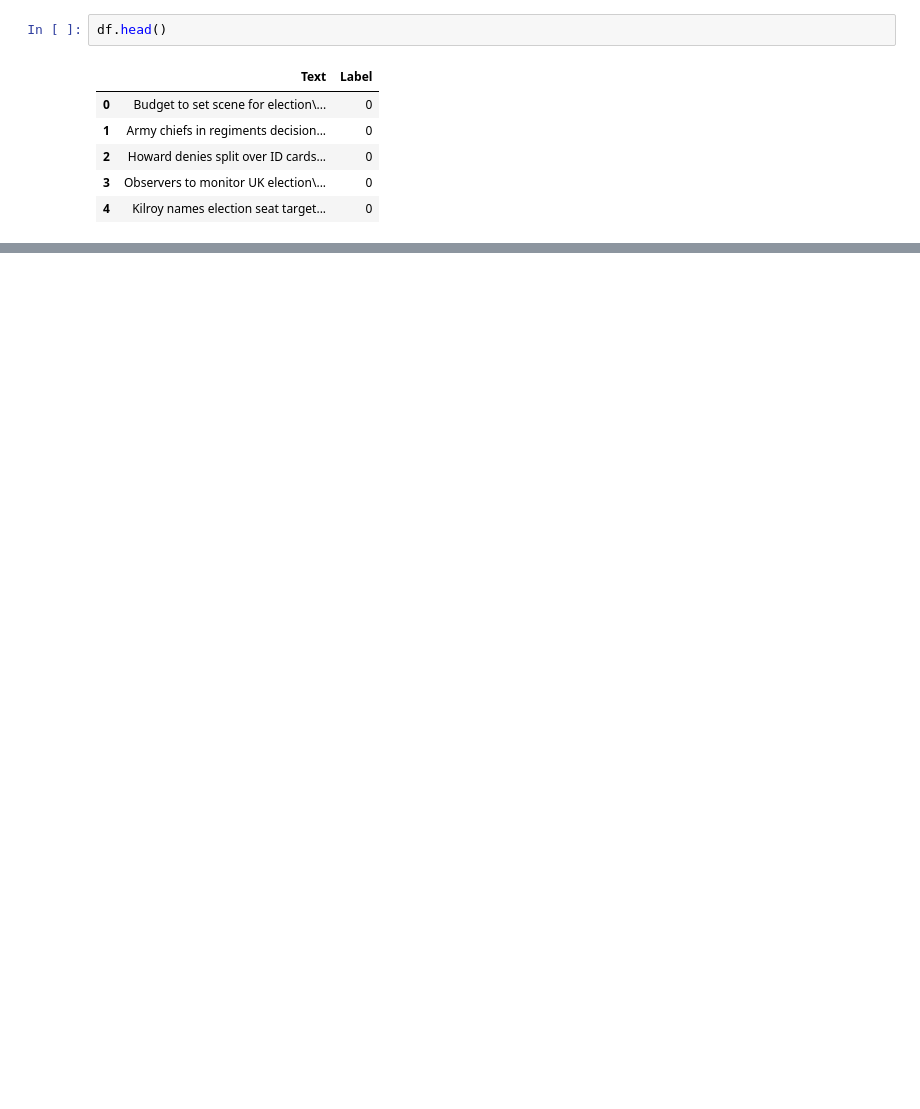
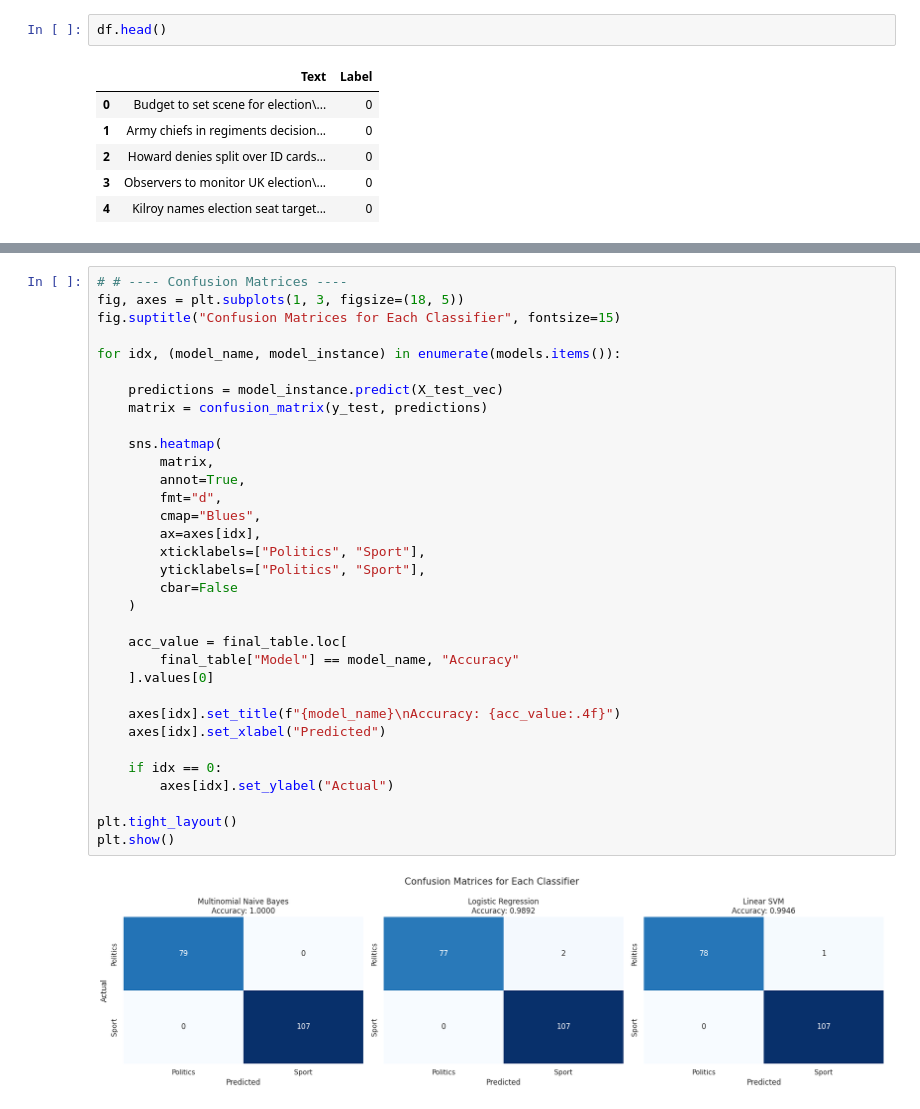
Before and after one commit to tashir0605/NLU_Assignment, a Jupyter notebook: NLU_Q_4.ipynb, the cells around one changed output, grey strips where cells are left out. Drawn from its saved outputs; the diff is of its cells as text; blank space fills up the shorter version.

```diff
--- a/NLU_Q_4.ipynb
+++ b/NLU_Q_4.ipynb
@@ -495,0 +367,35 @@ plt.show()
+# %%
+# # ---- Confusion Matrices ----
+fig, axes = plt.subplots(1, 3, figsize=(18, 5))
+fig.suptitle("Confusion Matrices for Each Classifier", fontsize=15)
+
+for idx, (model_name, model_instance) in enumerate(models.items()):
+
+    predictions = model_instance.predict(X_test_vec)
+    matrix = confusion_matrix(y_test, predictions)
+
+    sns.heatmap(
+        matrix,
+        annot=True,
+        fmt="d",
+        cmap="Blues",
+        ax=axes[idx],
+        xticklabels=["Politics", "Sport"],
+        yticklabels=["Politics", "Sport"],
+        cbar=False
+    )
+
+    acc_value = final_table.loc[
+        final_table["Model"] == model_name, "Accuracy"
+    ].values[0]
+
+    axes[idx].set_title(f"{model_name}\nAccuracy: {acc_value:.4f}")
+    axes[idx].set_xlabel("Predicted")
+
+    if idx == 0:
+        axes[idx].set_ylabel("Actual")
+
+plt.tight_layout()
+plt.show()
+# %% [output]
+[figure, added]
```
Also changed, not shown: parts of 20 cells of this notebook.
